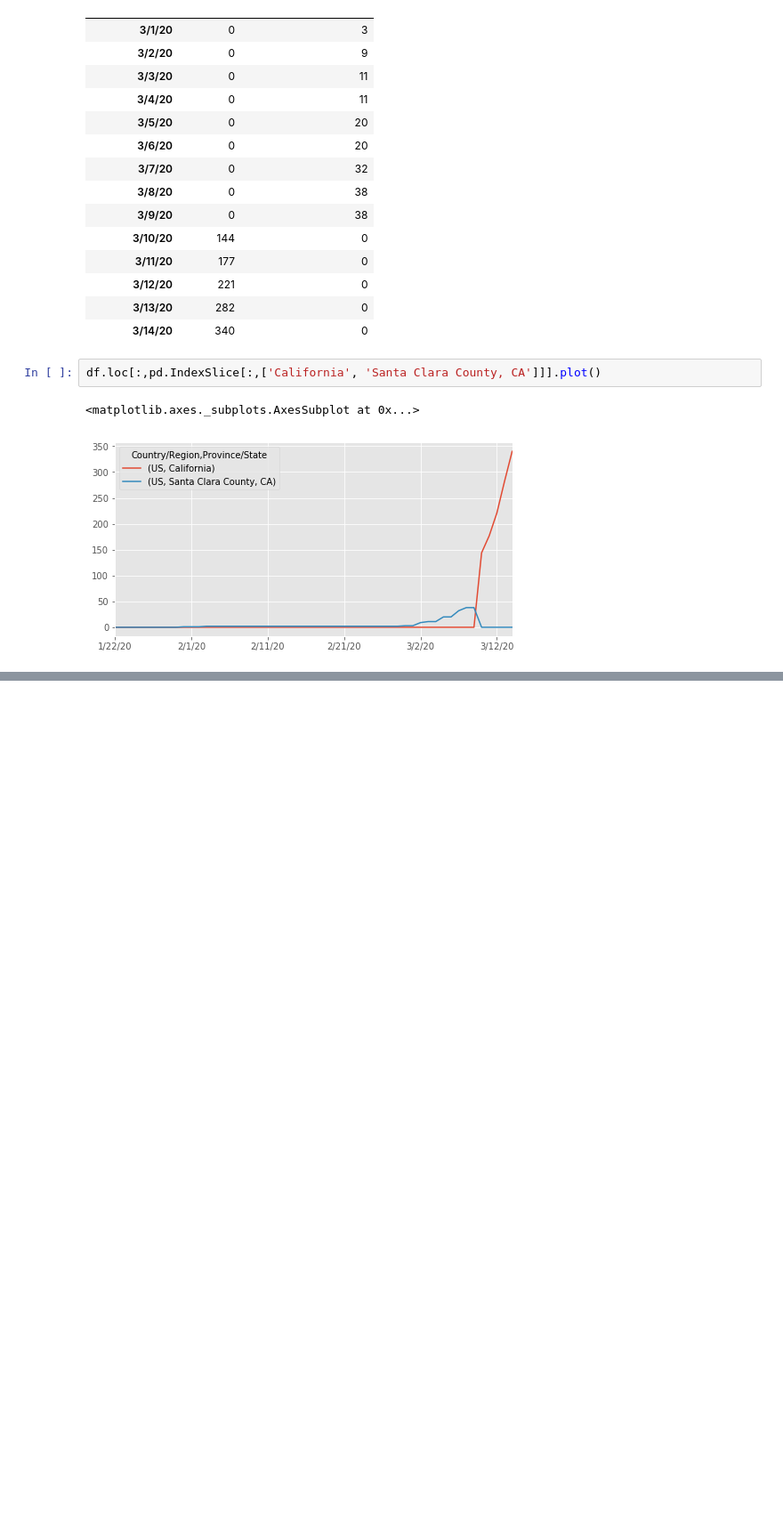
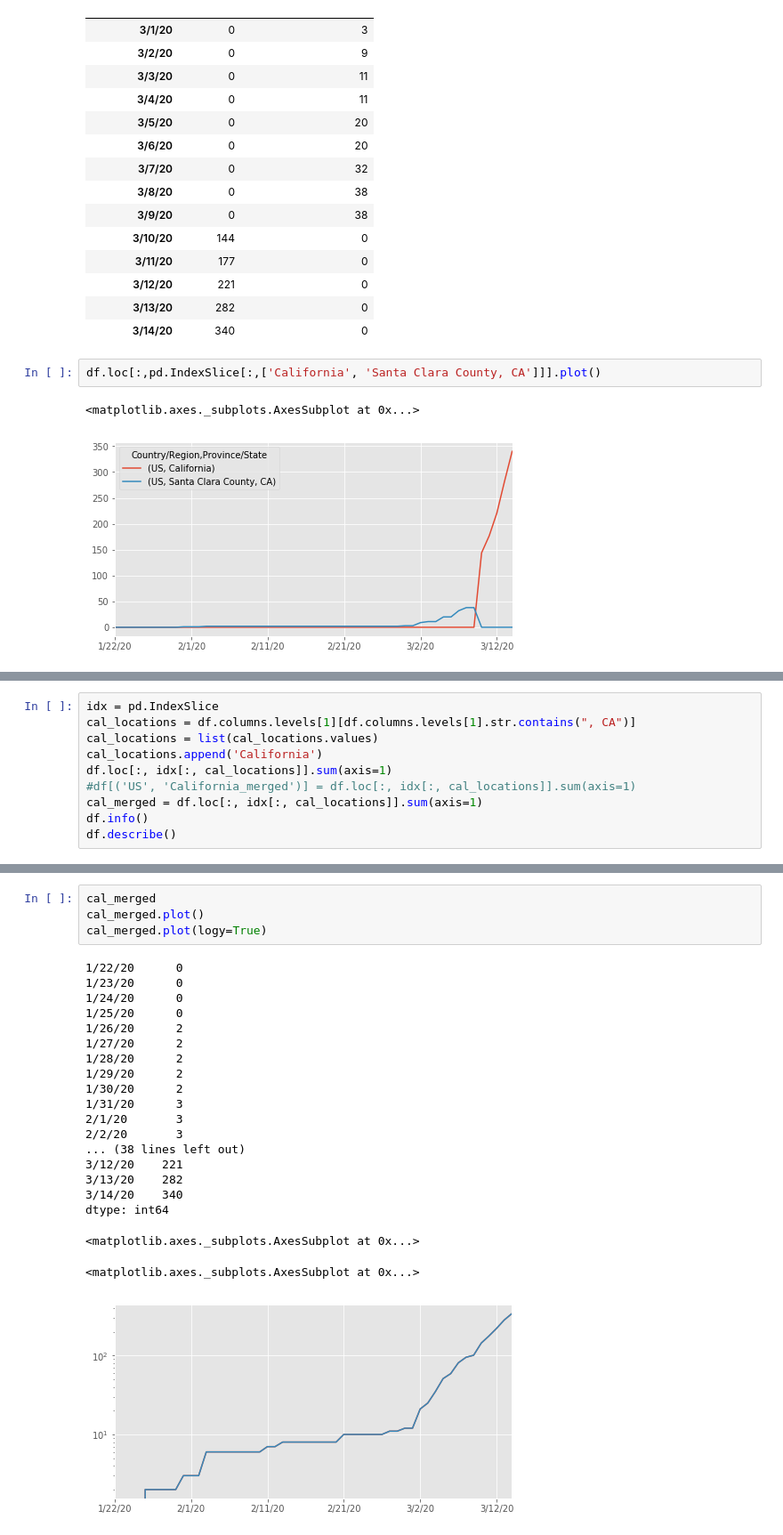
Before and after one commit to dyoung418/COVID-19, a Jupyter notebook: covid_analysis.ipynb, the cells around one changed output, grey strips where cells are left out. Shown: that part at 89% size. Drawn from its saved outputs; the diff is of its cells as text; blank space fills up the shorter version.

Commit message:
have basic graphs of California vs. other countries - not yet at 'days since 100'

```diff
--- a/covid_analysis.ipynb
+++ b/covid_analysis.ipynb
@@ -133,0 +224,10 @@ df.loc[:,pd.IndexSlice[:,['California', 'Santa Clara County, CA']]].plot()
+# %%
+idx = pd.IndexSlice
+cal_locations = df.columns.levels[1][df.columns.levels[1].str.contains(", CA")]
+cal_locations = list(cal_locations.values)
+cal_locations.append('California')
+df.loc[:, idx[:, cal_locations]].sum(axis=1)
+#df[('US', 'California_merged')] = df.loc[:, idx[:, cal_locations]].sum(axis=1)
+cal_merged = df.loc[:, idx[:, cal_locations]].sum(axis=1)
+df.info()
+df.describe()
@@ -133,0 +268,25 @@ df.loc[:,pd.IndexSlice[:,['California', 'Santa Clara County, CA']]].plot()
+# %%
+cal_merged
+cal_merged.plot()
+cal_merged.plot(logy=True)
+# %% [output]
+1/22/20      0
+1/23/20      0
+1/24/20      0
+1/25/20      0
+1/26/20      2
+1/27/20      2
+1/28/20      2
+1/29/20      2
+1/30/20      2
+1/31/20      3
+2/1/20       3
+2/2/20       3
+... (38 lines left out)
+3/12/20    221
+3/13/20    282
+3/14/20    340
+dtype: int64
+<matplotlib.axes._subplots.AxesSubplot at 0x...>
+<matplotlib.axes._subplots.AxesSubplot at 0x...>
+[figure, added]
```
Also changed, not shown: parts of 7 cells of this notebook.
